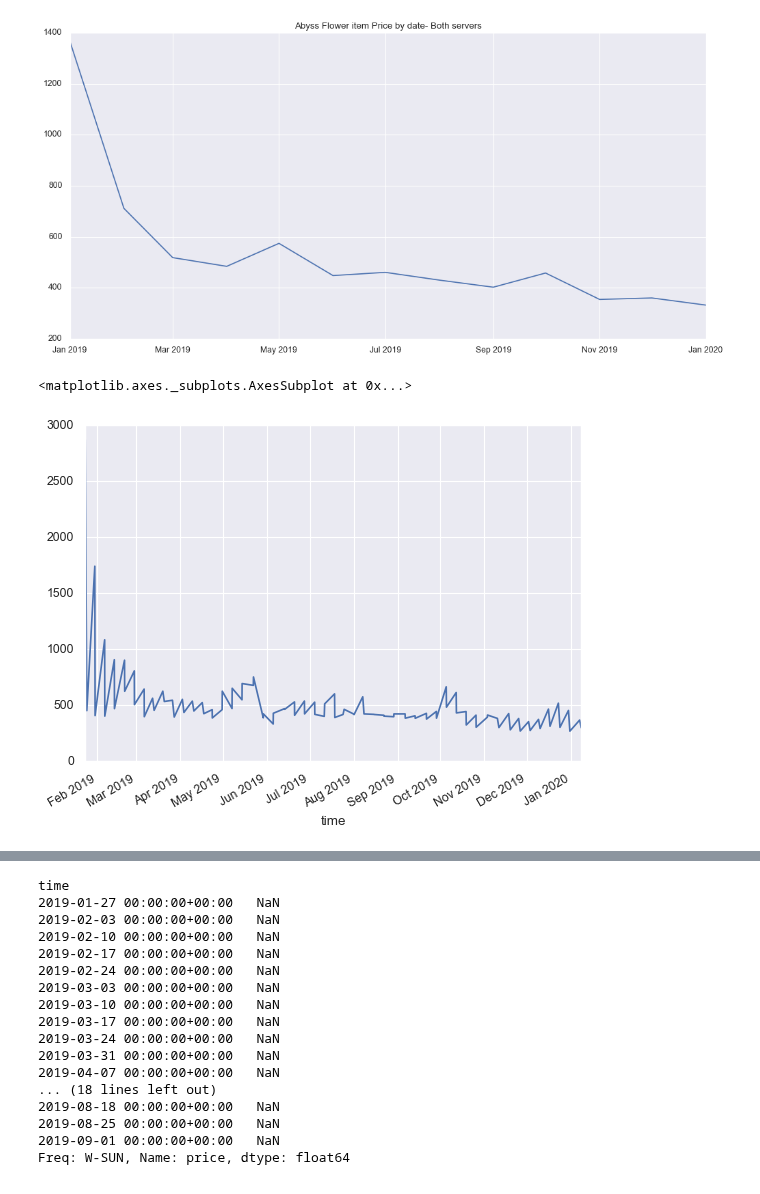
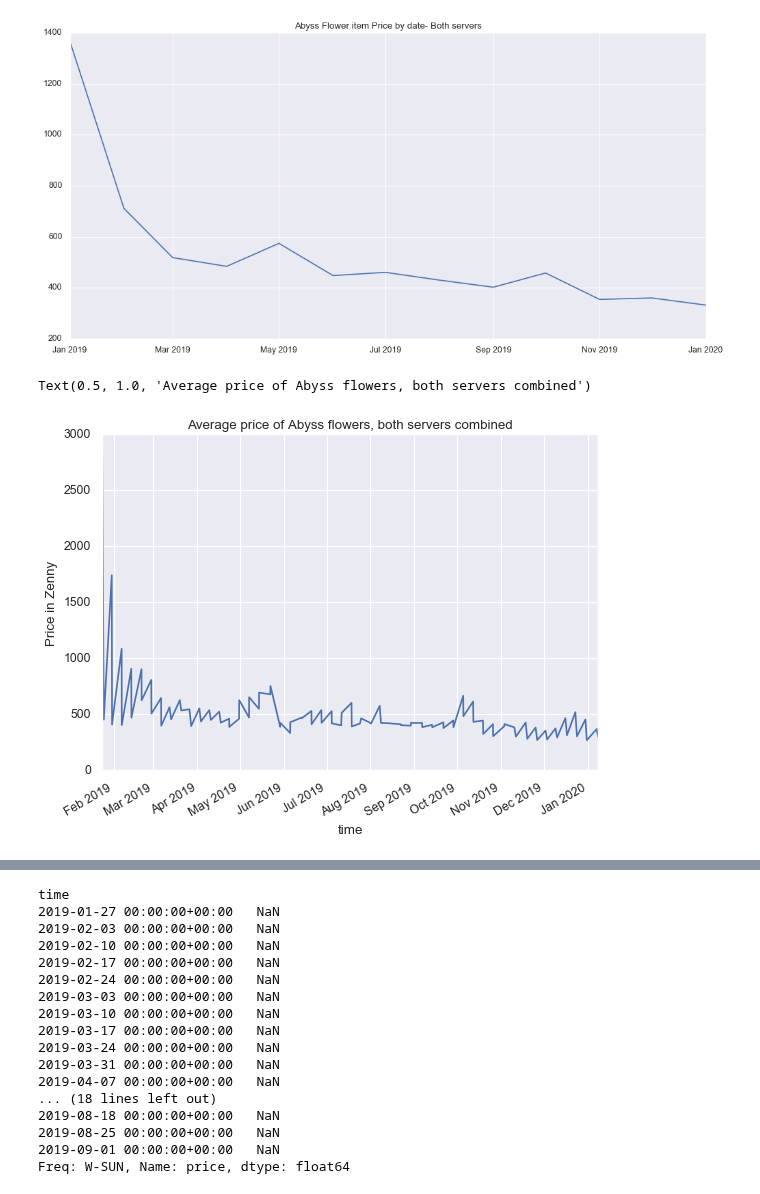
Before and after one commit to algakovic/ROMobile-MarketPrice-Timeseries-Analysis, a Jupyter notebook: romobile-timeseries-analysis.ipynb, the cells around one changed output, grey strips where cells are left out. Drawn from its saved outputs; the diff is of its cells as text; code cells hidden in the pictures.

```diff
--- a/romobile-timeseries-analysis.ipynb
+++ b/romobile-timeseries-analysis.ipynb
@@ -343,12 +356,14 @@ plt.grid(True)
 plt.show()
 # %% [output]
 [figure]
-# %%
-data = df1.price
-
-data.plot()
-# %% [output]
-<matplotlib.axes._subplots.AxesSubplot at 0x...>
-[figure, removed]
+# %%
+data = df1.price
+
+data.plot()
+plt.ylabel('Price in Zenny')
+plt.title('Average price of Abyss flowers, both servers combined')
+# %% [output]
+Text(0.5, 1.0, 'Average price of Abyss flowers, both servers combined')
+[figure, added]
 # %%
 # Dot plot for abyss flowers - you can clearly see the difference between servers now.
```
Also changed, not shown: parts of 4 cells of this notebook, 2 other files.
